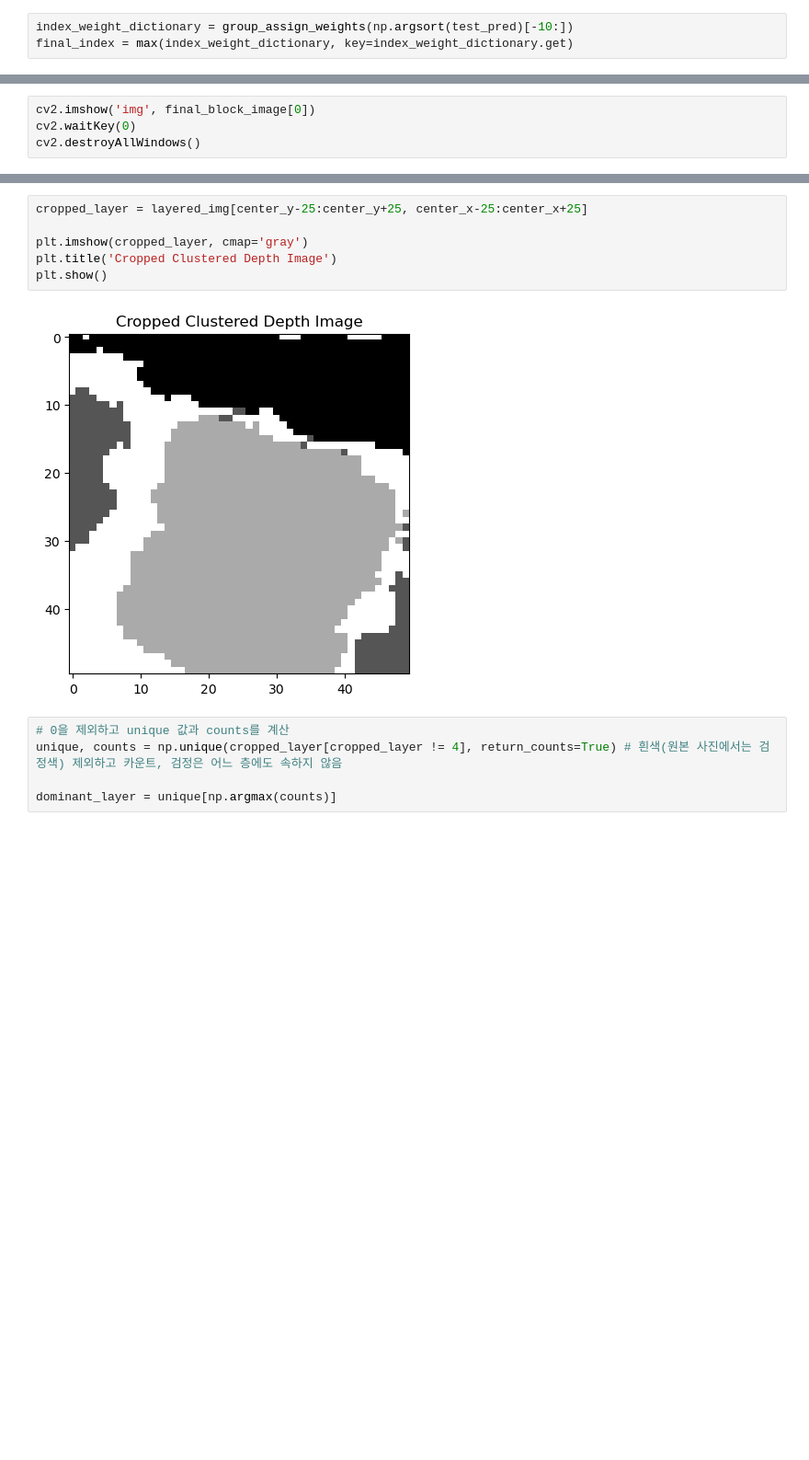
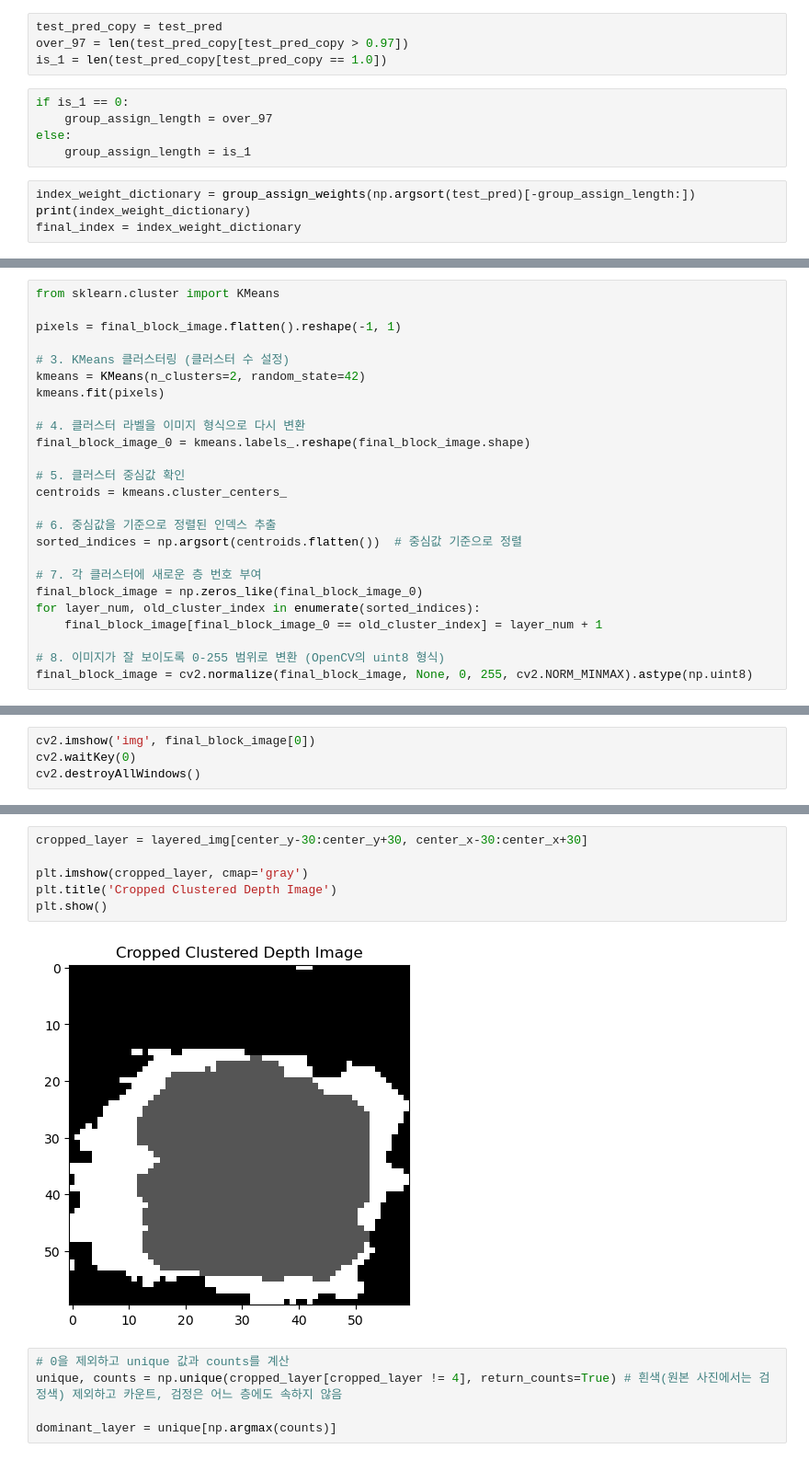
Before and after one commit to leessjn/kaistrne, a Jupyter notebook: CNN_project.ipynb, the cells around one changed output, grey strips where cells are left out. Shown: that part at 92% size. Cells and saved outputs as stored; diff of their text form; blank space fills up the shorter version.

```diff
--- a/CNN_project.ipynb
+++ b/CNN_project.ipynb
@@ -69,3 +106,13 @@ def group_assign_weights(arr, threshold=3):
+# %%
+test_pred_copy = test_pred
+over_97 = len(test_pred_copy[test_pred_copy > 0.97])
+is_1 = len(test_pred_copy[test_pred_copy == 1.0])
+# %%
+if is_1 == 0:
+    group_assign_length = over_97
+else:
+    group_assign_length = is_1
 # %%
-index_weight_dictionary = group_assign_weights(np.argsort(test_pred)[-10:])
-final_index = max(index_weight_dictionary, key=index_weight_dictionary.get)
+index_weight_dictionary = group_assign_weights(np.argsort(test_pred)[-group_assign_length:])
+print(index_weight_dictionary)
+final_index = index_weight_dictionary
@@ -112,6 +177,31 @@ end_y = center_y + half_crop_size
 
 final_block_image = test_image_data[0][start_y:end_y, start_x:end_x]
 final_block_image = np.array([cv2.resize(final_block_image, dsize=(50, 50))])
+# %%
+from sklearn.cluster import KMeans
+
+pixels = final_block_image.flatten().reshape(-1, 1)
+
+# 3. KMeans 클러스터링 (클러스터 수 설정)
+kmeans = KMeans(n_clusters=2, random_state=42)
+kmeans.fit(pixels)
+
+# 4. 클러스터 라벨을 이미지 형식으로 다시 변환
+final_block_image_0 = kmeans.labels_.reshape(final_block_image.shape)
+
+# 5. 클러스터 중심값 확인
+centroids = kmeans.cluster_centers_
+
+# 6. 중심값을 기준으로 정렬된 인덱스 추출
+sorted_indices = np.argsort(centroids.flatten())  # 중심값 기준으로 정렬
+
+# 7. 각 클러스터에 새로운 층 번호 부여
+final_block_image = np.zeros_like(final_block_image_0)
+for layer_num, old_cluster_index in enumerate(sorted_indices):
+    final_block_image[final_block_image_0 == old_cluster_index] = layer_num + 1
+
+# 8. 이미지가 잘 보이도록 0-255 범위로 변환 (OpenCV의 uint8 형식)
+final_block_image = cv2.normalize(final_block_image, None, 0, 255, cv2.NORM_MINMAX).astype(np.uint8)
 # %%
 final_block_image.shape
 # %% [output]
@@ -177,13 +267,13 @@ array([[4, 4, 4, ..., 1, 1, 1],
        [4, 4, 4, ..., 1, 1, 1],
        [4, 4, 4, ..., 1, 1, 1]])
 # %%
-cropped_layer = layered_img[center_y-25:center_y+25, center_x-25:center_x+25]
+cropped_layer = layered_img[center_y-30:center_y+30, center_x-30:center_x+30]
 
 plt.imshow(cropped_layer, cmap='gray')
 plt.title('Cropped Clustered Depth Image')
 plt.show()
 # %% [output]
-[figure, old version]
+[figure, new version]
 # %%
 # 0을 제외하고 unique 값과 counts를 계산
 unique, counts = np.unique(cropped_layer[cropped_layer != 4], return_counts=True) # 흰색(원본 사진에서는 검정색) 제외하고 카운트, 검정은 어느 층에도 속하지 않음
```
Also changed, not shown: parts of 17 cells of this notebook.
